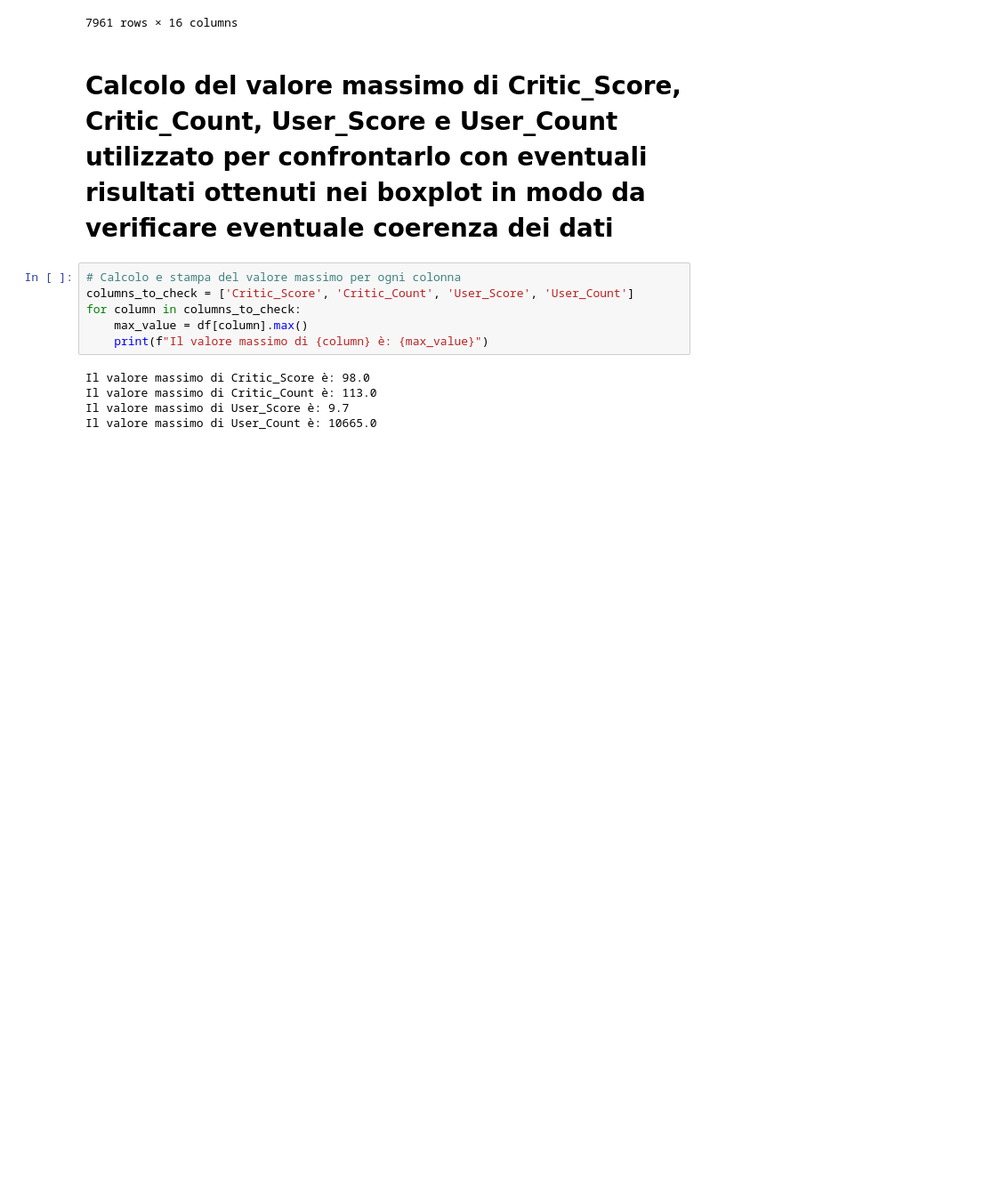
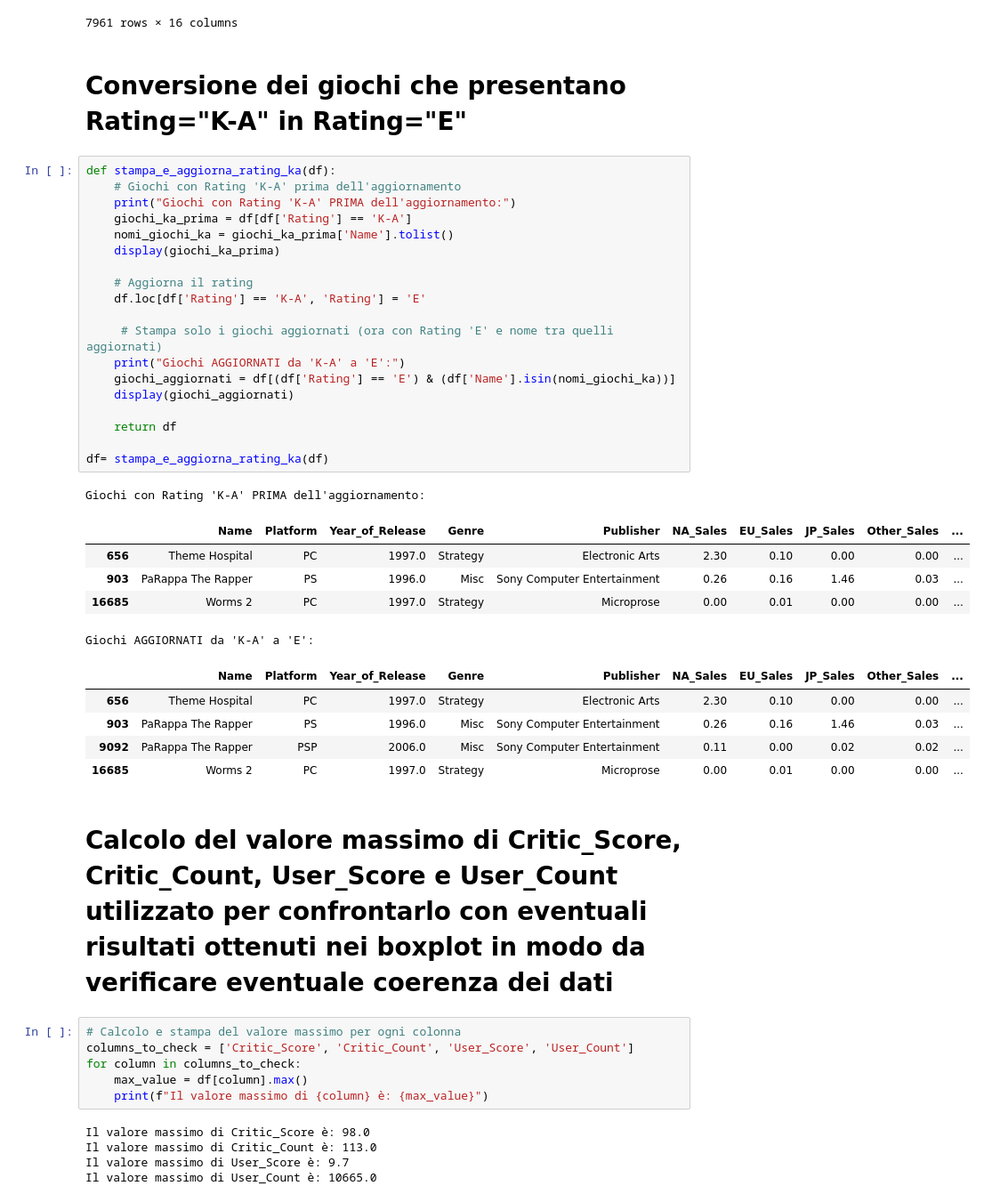
Before and after one commit to Nerone709/KeybladeDB, a Jupyter notebook: notebooks/dataset_analyzer2016.ipynb, the cells around one changed output. Shown: that part at 89% size. Cells and saved outputs as stored; diff of their text form; blank space fills up the shorter version.

```diff
--- a/notebooks/dataset_analyzer2016.ipynb
+++ b/notebooks/dataset_analyzer2016.ipynb
@@ -270,6 +270,39 @@ Giochi duplicati con feature diverse:
 | 8281 | uDraw Studio: Instant Artist | Wii | 2011.0 | Misc | THQ | 0.06 | 0.09 | 0.00 | 0.02 | ... |
 | 15614 | uDraw Studio: Instant Artist | X360 | 2011.0 | Misc | THQ | 0.01 | 0.01 | 0.00 | 0.00 | ... |
 7961 rows × 16 columns
+# %% [markdown]
+# Conversione dei giochi che presentano Rating="K-A" in Rating="E"
+# %%
+def stampa_e_aggiorna_rating_ka(df):
+    # Giochi con Rating 'K-A' prima dell'aggiornamento
+    print("Giochi con Rating 'K-A' PRIMA dell'aggiornamento:")
+    giochi_ka_prima = df[df['Rating'] == 'K-A']
+    nomi_giochi_ka = giochi_ka_prima['Name'].tolist()
+    display(giochi_ka_prima)
+
+    # Aggiorna il rating
+    df.loc[df['Rating'] == 'K-A', 'Rating'] = 'E'
+
+     # Stampa solo i giochi aggiornati (ora con Rating 'E' e nome tra quelli aggiornati)
+    print("Giochi AGGIORNATI da 'K-A' a 'E':")
+    giochi_aggiornati = df[(df['Rating'] == 'E') & (df['Name'].isin(nomi_giochi_ka))]
+    display(giochi_aggiornati)
+
+    return df
+
+df= stampa_e_aggiorna_rating_ka(df)
+# %% [output]
+Giochi con Rating 'K-A' PRIMA dell'aggiornamento:
+|  | Name | Platform | Year_of_Release | Genre | Publisher | NA_Sales | EU_Sales | JP_Sales | Other_Sales | ... |
+| 656 | Theme Hospital | PC | 1997.0 | Strategy | Electronic Arts | 2.30 | 0.10 | 0.00 | 0.00 | ... |
+| 903 | PaRappa The Rapper | PS | 1996.0 | Misc | Sony Computer Entertainment | 0.26 | 0.16 | 1.46 | 0.03 | ... |
+| 16685 | Worms 2 | PC | 1997.0 | Strategy | Microprose | 0.00 | 0.01 | 0.00 | 0.00 | ... |
+Giochi AGGIORNATI da 'K-A' a 'E':
+|  | Name | Platform | Year_of_Release | Genre | Publisher | NA_Sales | EU_Sales | JP_Sales | Other_Sales | ... |
+| 656 | Theme Hospital | PC | 1997.0 | Strategy | Electronic Arts | 2.30 | 0.10 | 0.00 | 0.00 | ... |
+| 903 | PaRappa The Rapper | PS | 1996.0 | Misc | Sony Computer Entertainment | 0.26 | 0.16 | 1.46 | 0.03 | ... |
+| 9092 | PaRappa The Rapper | PSP | 2006.0 | Misc | Sony Computer Entertainment | 0.11 | 0.00 | 0.02 | 0.02 | ... |
+| 16685 | Worms 2 | PC | 1997.0 | Strategy | Microprose | 0.00 | 0.01 | 0.00 | 0.00 | ... |
 # %% [markdown]
 # Calcolo del valore massimo di Critic_Score, Critic_Count, User_Score e User_Count utilizzato per confrontarlo con eventuali risultati ottenuti nei boxplot in modo da verificare eventuale coerenza dei dati
 # %%
```
Also changed, not shown: parts of 1 cell of this notebook.
